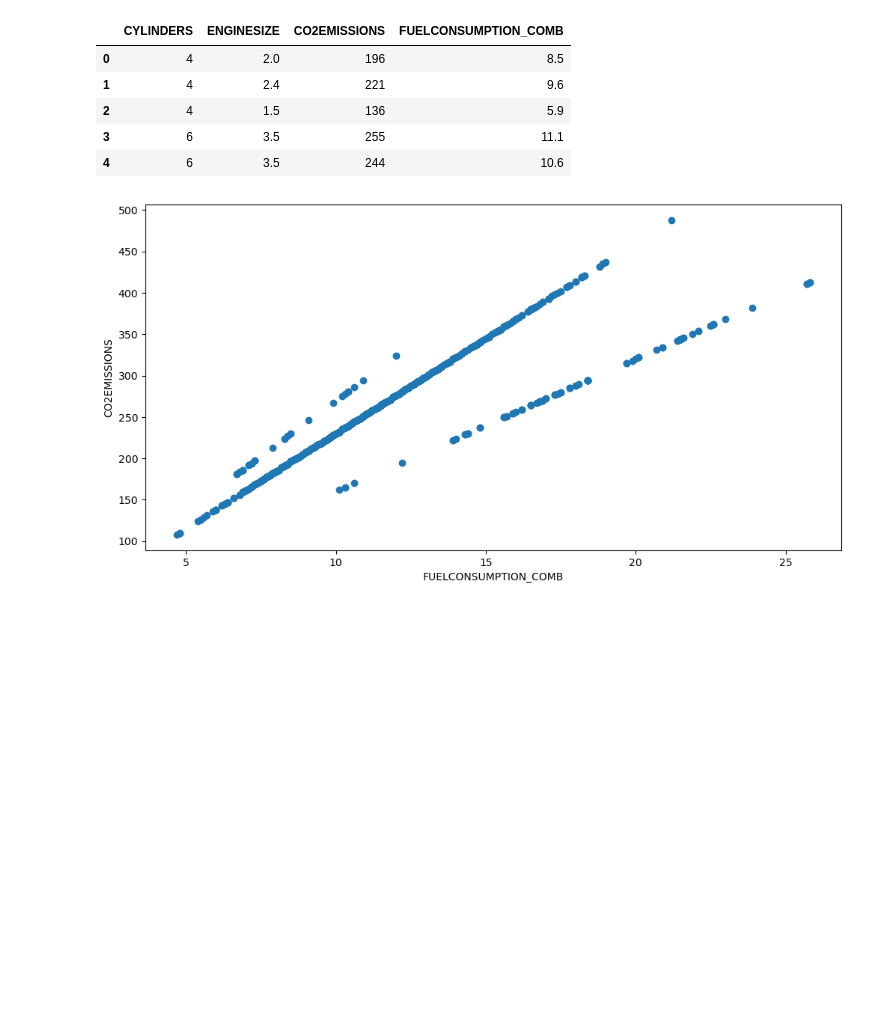
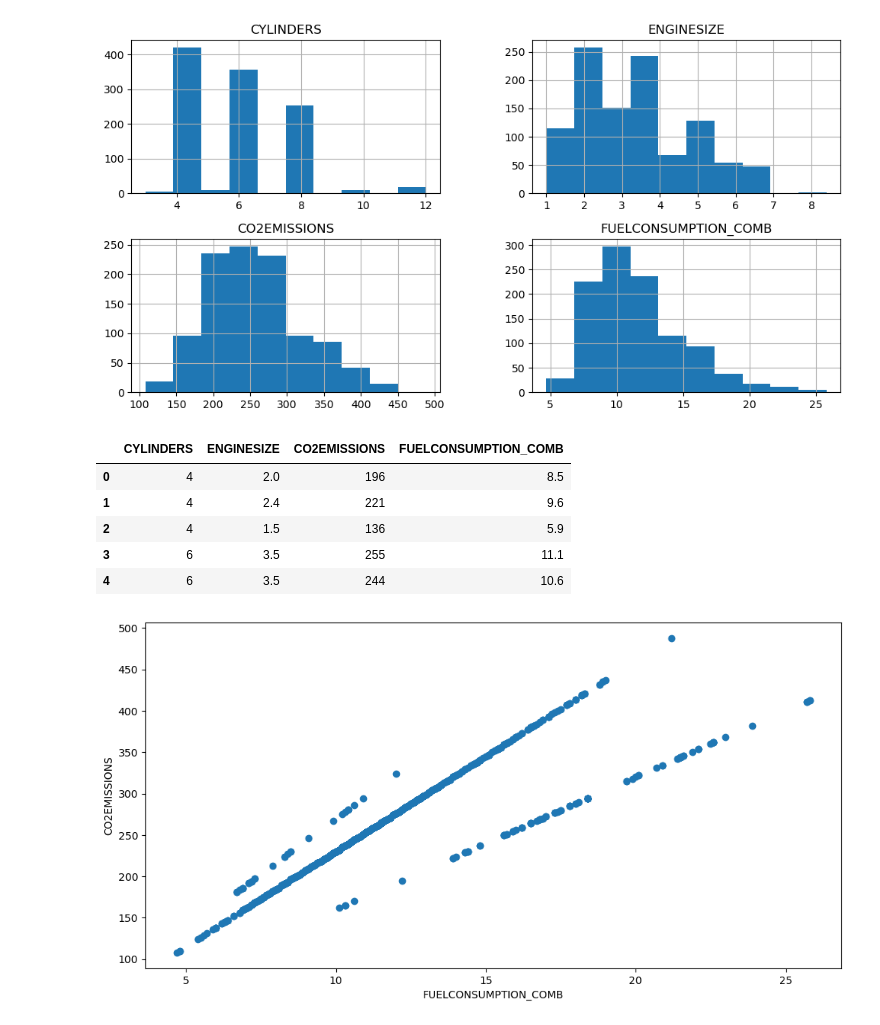
Before and after one commit to RumeysaHilal/Ada-Lovelace-Akademi, a Jupyter notebook: Week-6/example.ipynb, the cells around one changed output. Drawn from its saved outputs; the diff is of its cells as text; code cells hidden in the pictures; blank space fills up the shorter version.

Commit message:
added hist

```diff
--- a/Week-6/example.ipynb
+++ b/Week-6/example.ipynb
@@ -11,6 +11,12 @@ import seaborn as sns
 df = pd.read_csv("../data/FuelConsumption.csv")
 # %%
 cdf = df[["CYLINDERS","ENGINESIZE", "CO2EMISSIONS","FUELCONSUMPTION_COMB"]]
+# %%
+viz = cdf
+viz.hist()
+plt.show()
+# %% [output]
+[figure, added]
 # %%
 cdf.head()
 # %% [output]
```
Also changed, not shown: parts of 2 cells of this notebook.
